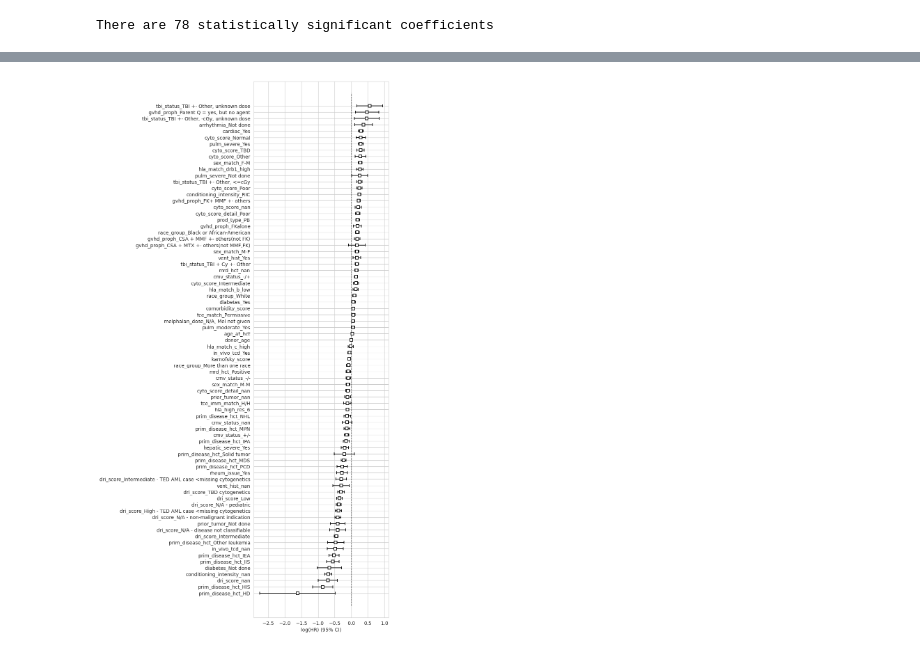
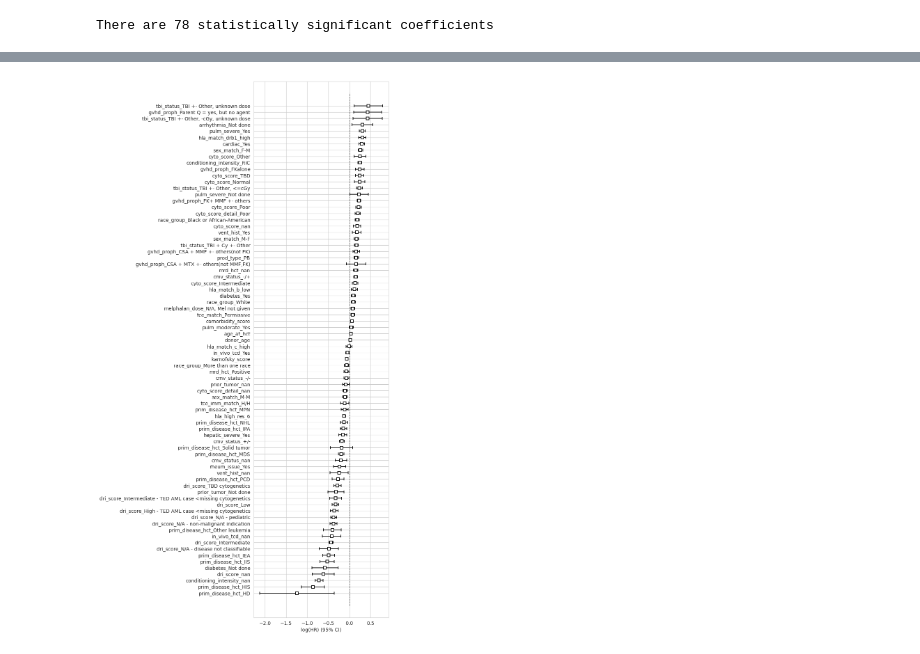
Before and after one commit to RuiboZhang98/CIBMTR_post_hct_survival, a Jupyter notebook: scripts/cox_regression_experiments.ipynb, the cells around one changed output, grey strips where cells are left out. Cells and saved outputs as stored; diff of their text form; code cells hidden in the pictures.

```diff
--- a/scripts/cox_regression_experiments.ipynb
+++ b/scripts/cox_regression_experiments.ipynb
@@ -123,7 +102,7 @@ def get_result_by_race(solution: pd.DataFrame, submission: pd.DataFrame, row_id_
 # Perform five-fold cross validation using
 # an out-of-the-box Cox model on the encoded features.
 
-feat_names = df_enc.columns[:-2]
+feat_names = df_proc.columns[:-2]
 target_names = ['efs', 'efs_time']
 
 n_splits=5
@@ -134,11 +113,11 @@ results_dicts = []
 
 from lifelines import CoxPHFitter
 
-for num, (train_idx, test_idx) in enumerate(kfold.split(df_enc)):
+for num, (train_idx, test_idx) in enumerate(kfold.split(df_proc)):
     print("Now starting fold {}".format(num))
 
-    train = df_enc.iloc[train_idx]
-    test = df_enc.iloc[test_idx]
+    train = df_proc.iloc[train_idx]
+    test = df_proc.iloc[test_idx]
 
     # Fit a pipeline to the training set for this split,
     # so that scaling and imputation are performed based
@@ -220,8 +195,8 @@ plt.show()
 # Now try fitting the model on the entire training set.
 pipeline = create_pipeline()
 
-X_train_proc = pd.DataFrame(pipeline.fit_transform(df_enc[feat_names]), columns=pipeline.get_feature_names_out())
-y_train_proc = df_enc[target_names]
+X_train_proc = pd.DataFrame(pipeline.fit_transform(df_proc[feat_names]), columns=pipeline.get_feature_names_out())
+y_train_proc = df_proc[target_names]
 train_proc = pd.concat([X_train_proc, y_train_proc], axis=1)
 
 cph = CoxPHFitter()
@@ -295,6 +270,37 @@ significant_coefs = coefficient_info.loc[coefficient_info['zero not in conf int'
 print("There are {} statistically significant coefficients".format(significant_coefs.shape[0]))
 # %% [output]
 There are 78 statistically significant coefficients
+# %%
+# Convenience function to create a pipeline that
+# scales a passed-in list of numeric features,
+# then uses a KNN-imputer to impute any missing data.
+# Note that this time, we're not including the
+# one-hot encoding in the pipeline, since we are
+# dropping features after encoding.
+
+def no_enc_pipeline(to_scale = ['donor_age', 'age_at_hct', 'karnofsky_score']):
+    pipeline = Pipeline(
+        [
+            (
+                "scale",
+                ColumnTransformer(
+                    [
+                        ('scale', StandardScaler(), to_scale)
+                    ],
+                    sparse_threshold=0,
+                    remainder='passthrough',
+                    verbose_feature_names_out=False,
+                    force_int_remainder_cols=False
+                )
+            ),
+            (
+                "impute",
+                KNNImputer()
+            ),
+        ]
+    )
+
+    return pipeline
 # %%
 # Repeat the 5-fold cross-validation with an
 # 'out of the box' Cox model, but this time
@@ -425,14 +496,14 @@ cph2.print_summary()
 # %%
 # Plot coeffients for Cox model with
 # a smaller set of features.
 # Notice there are still many features
 # with coefficients very close to 0,
 # and a few whose confidence intervals
 # even include 0.
 # It is likely that we could reduce the feature
 # set much more without harming performance.
 plt.figure(figsize=(5, 20))
-cph2.plot()
+cph_sig.plot()
 plt.show()
 # %% [output]
-[figure, old version]
+[figure, new version]
```
Also changed, not shown: parts of 20 cells of this notebook, 3 other files.
